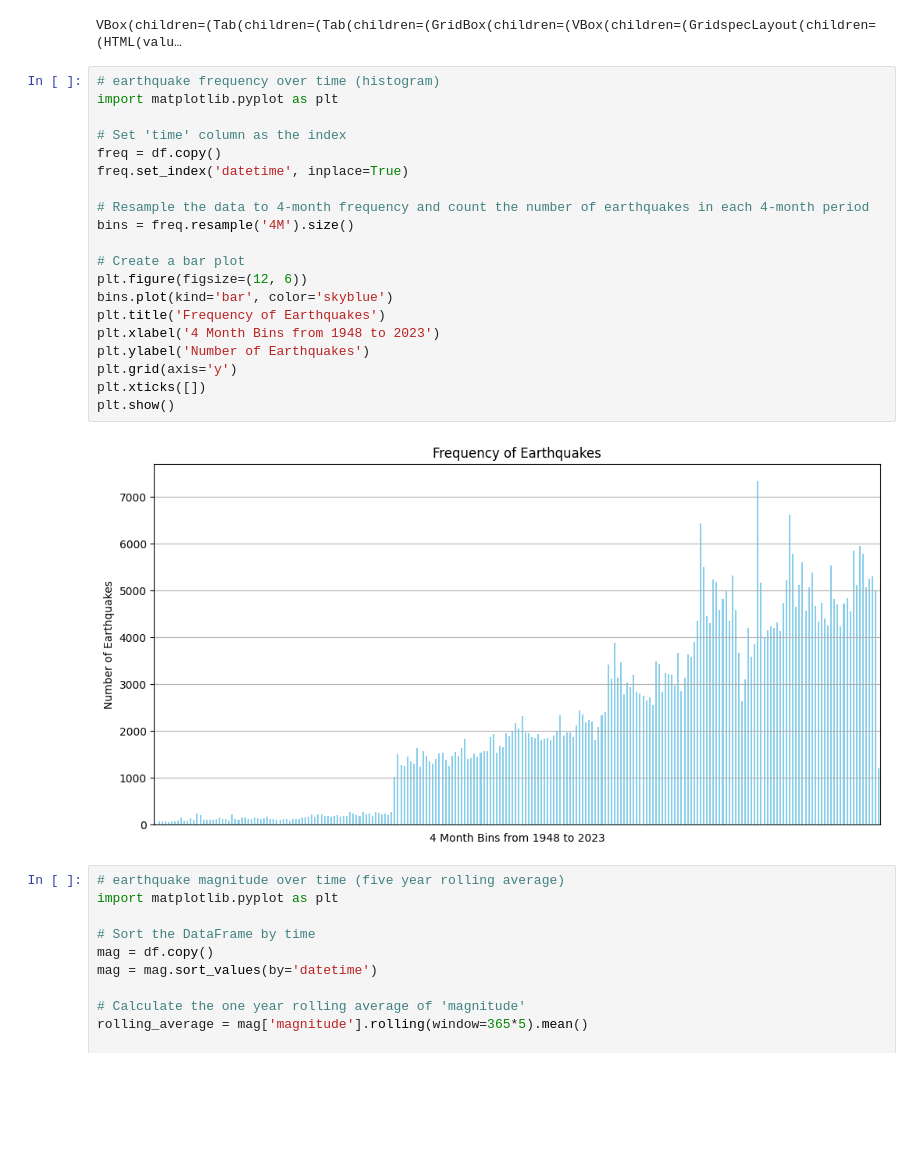
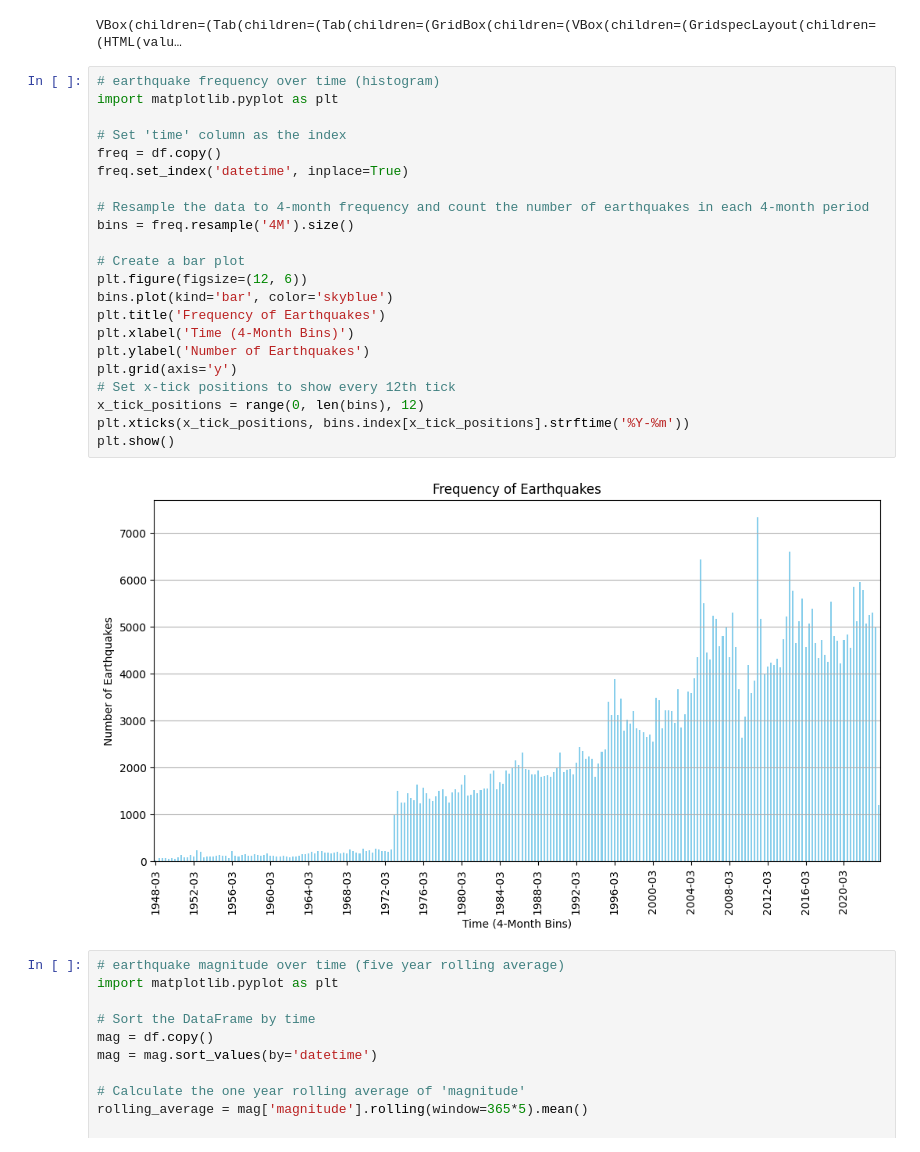
Before and after one commit to johnny-woodtke/quakin, a Jupyter notebook: main.ipynb, the cells around one changed output. Drawn from its saved outputs; the diff is of its cells as text; blank space fills up the shorter version.

Commit message:
x-ticks

```diff
--- a/main.ipynb
+++ b/main.ipynb
@@ -209,25 +209,27 @@ VBox(children=(Tab(children=(Tab(children=(GridBox(children=(VBox(children=(Grid
 # %%
 # earthquake frequency over time (histogram)
 import matplotlib.pyplot as plt
 
 # Set 'time' column as the index
 freq = df.copy()
 freq.set_index('datetime', inplace=True)
 
 # Resample the data to 4-month frequency and count the number of earthquakes in each 4-month period
 bins = freq.resample('4M').size()
 
 # Create a bar plot
 plt.figure(figsize=(12, 6))
 bins.plot(kind='bar', color='skyblue')
 plt.title('Frequency of Earthquakes')
-plt.xlabel('4 Month Bins from 1948 to 2023')
+plt.xlabel('Time (4-Month Bins)')
 plt.ylabel('Number of Earthquakes')
 plt.grid(axis='y')
-plt.xticks([])
+# Set x-tick positions to show every 12th tick
+x_tick_positions = range(0, len(bins), 12)
+plt.xticks(x_tick_positions, bins.index[x_tick_positions].strftime('%Y-%m'))
 plt.show()
 # %% [output]
-[figure, old version]
+[figure, new version]
 # %%
 # earthquake magnitude over time (five year rolling average)
 import matplotlib.pyplot as plt
```
